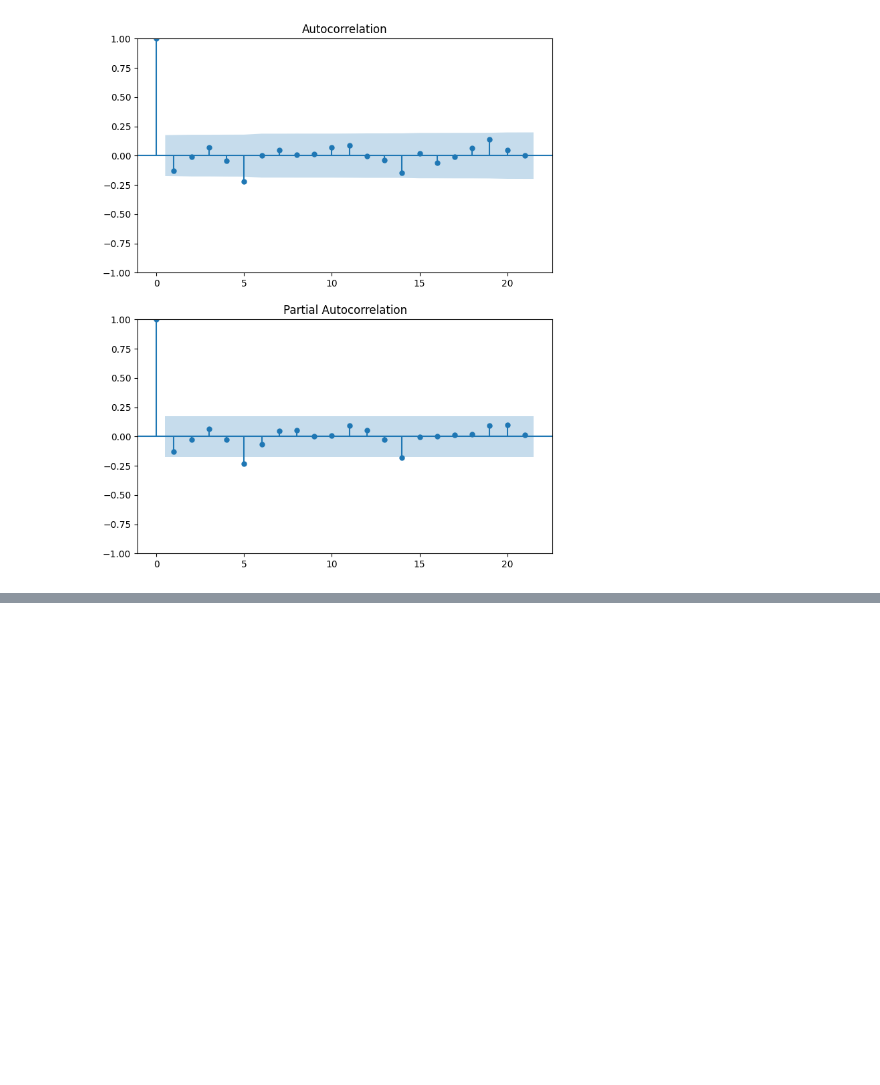
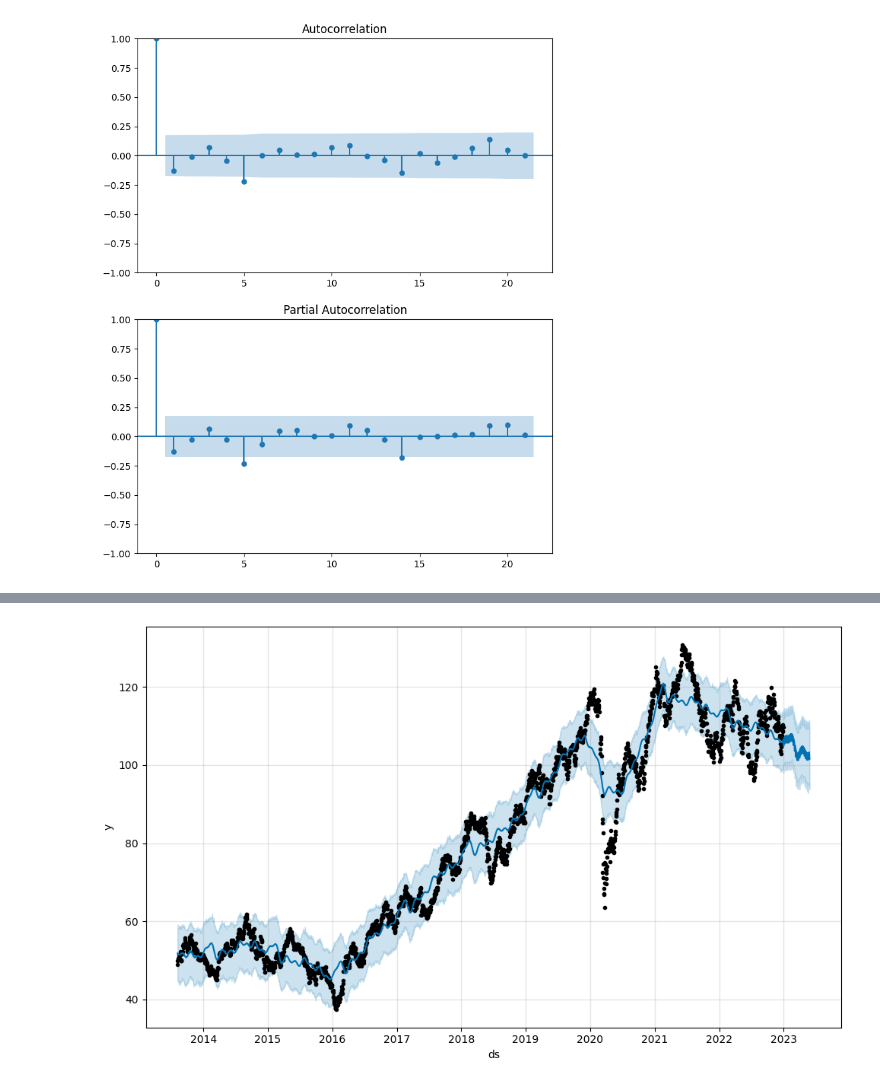
Before and after one commit to jorgeplatero/postech_techchallenge_fase_2, a Jupyter notebook: notebook.ipynb, the cells around one changed output, grey strips where cells are left out. Cells and saved outputs as stored; diff of their text form; code cells hidden in the pictures; blank space fills up the shorter version.

```diff
--- a/notebook.ipynb
+++ b/notebook.ipynb
@@ -618,0 +674,4 @@ plt.show()
+# %%
+treino = df.loc[df_prophet['ds'] < '2023-01-01'] #dados de treino
+valid = df.loc[(df_prophet['ds'] >= '2023-01-01') & (df_prophet['ds'] < '2023-08-08')] #dados de validação (3 meses), quanto maior o período de predição, maior a largura de banda (maior o erro)
+h = valid['ds'].nunique() #datas distintas no intervalo (90 dias)
@@ -618,0 +691,3 @@ plt.show()
+# %%
+m = Prophet()
+m.fit(treino)
@@ -618,0 +698,3 @@ plt.show()
+# %%
+future = m.make_future_dataframe(periods=150)
+future.head()
@@ -618,0 +717,3 @@ plt.show()
+# %%
+forecast = m.predict(future)
+forecast[['ds', 'yhat', 'yhat_lower', 'yhat_upper']].head()
@@ -618,0 +727,5 @@ plt.show()
+# %%
+fig1 = m.plot(forecast)
+fig1.show()
+# %% [output]
+[figure, added]
```
Also changed, not shown: parts of 30 cells of this notebook.
